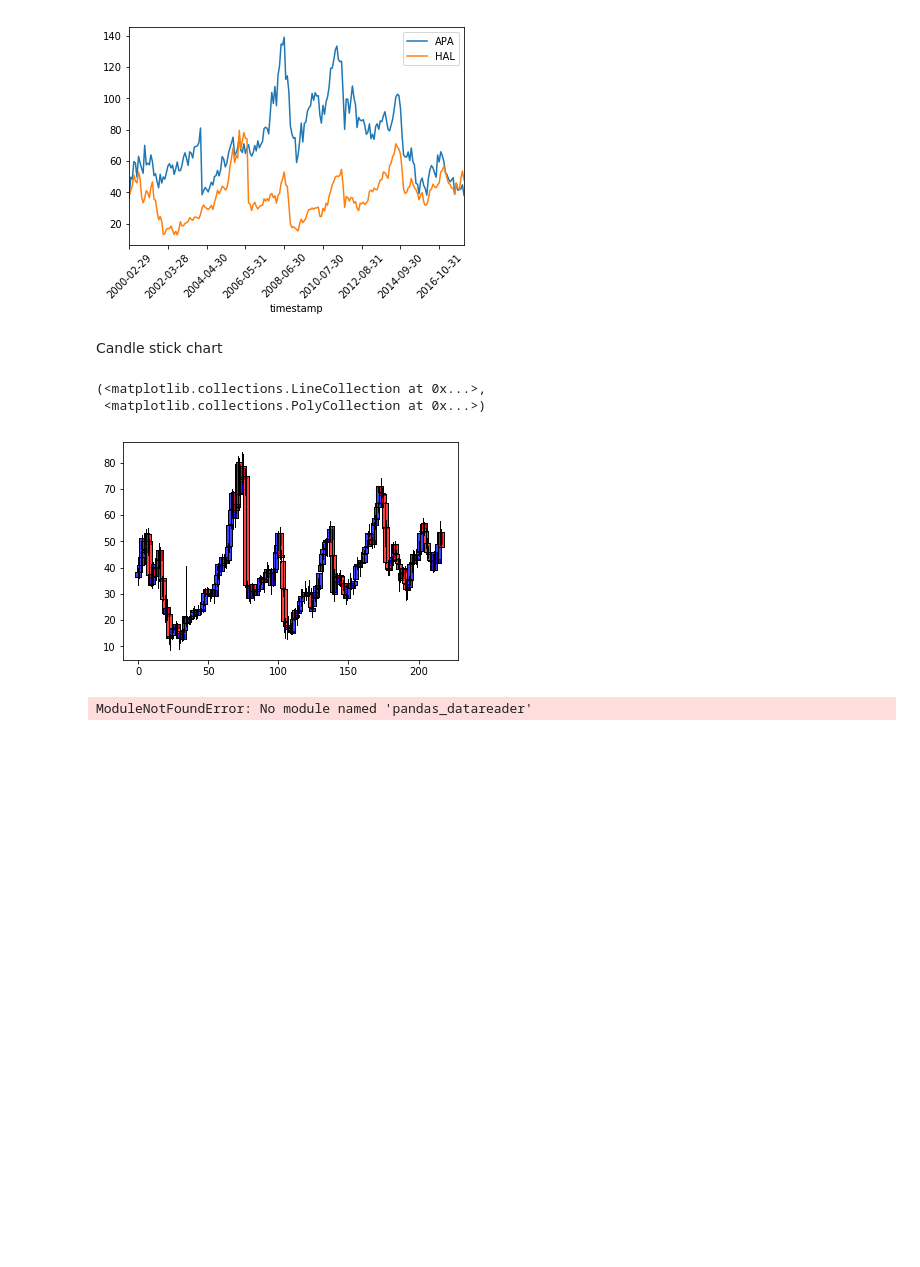
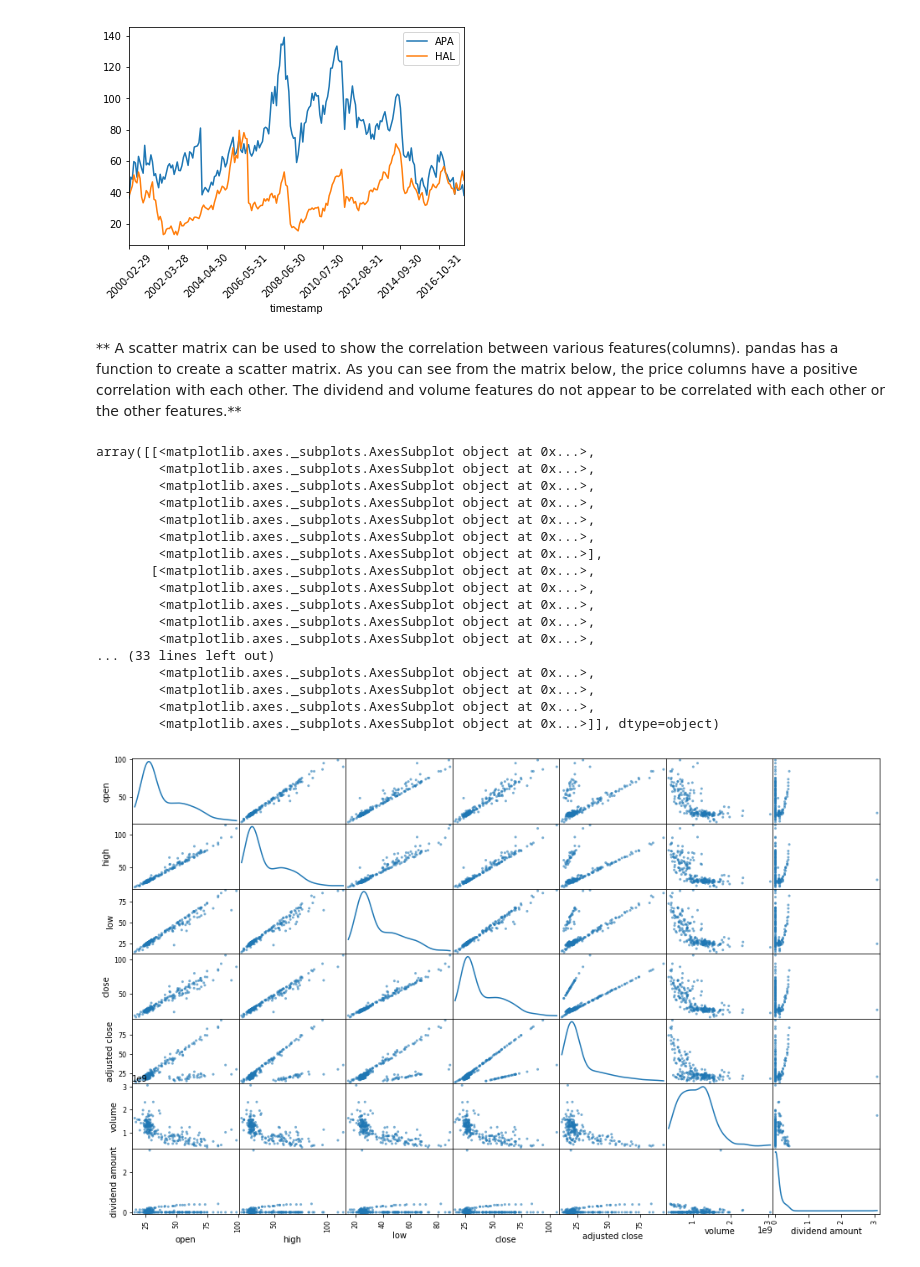
Before and after one commit to soft-eng-practicum/MLStocks, a Jupyter notebook: Section_6/Section_6.ipynb, the cells around one changed output. Drawn from its saved outputs; the diff is of its cells as text; code cells hidden in the pictures; blank space fills up the shorter version.

```diff
--- a/Section_6/Section_6.ipynb
+++ b/Section_6/Section_6.ipynb
@@ -115,28 +127,3 @@ two_stock.plot(rot = 45)
 # %% [output]
 <matplotlib.axes._subplots.AxesSubplot at 0x...>
 [figure]
-# %% [markdown]
-Candle stick chart
-# %%
-from matplotlib.finance import candlestick2_ohlc
-fig, ax = plt.subplots()
-candlestick2_ohlc(ax, halliburton['open'], halliburton['high'], halliburton['low'], halliburton['close'],
-                  width=4, colorup='b', colordown = 'r', alpha = .75)
-# %% [output]
-(<matplotlib.collections.LineCollection at 0x...>,
- <matplotlib.collections.PolyCollection at 0x...>)
-[figure, removed]
-# %%
-import pandas as pd
-from pandas_datareader import data, wb
-import datetime
-
-# We will look at stock prices over the past year, starting at January 1, 2016
-start = datetime.datetime(2016,1,1)
-end = datetime.date.today()
-
-# Let's get Apple stock data; Apple's ticker symbol is AAPL
-# First argument is the series we want, second is the source ("yahoo" for Yahoo! Finance), third is the start date, fourth is the end date
-apple = web.DataReader("AAPL", "yahoo", start, end)
-# %% [output]
-ModuleNotFoundError: No module named 'pandas_datareader'
@@ -227,0 +130,28 @@ def pandas_candlestick_ohlc(dat, stick = "day", otherseries = None):
+# %% [markdown]
+** A scatter matrix can be used to show the correlation between various features(columns). pandas has a function to create a scatter matrix. As you can see from the matrix below, the price columns have a positive correlation with each other. The dividend and volume features do not appear to be correlated with each other or the other features.**
+# %%
+# Importing the scatter matrix function from pandas.plotting
+from pandas.plotting import scatter_matrix
+
+# Creates the scatter matric using the stock data data frame. Alpha correlates to the size of the points.
+# Figsize is the size of the individual figures.
+scatter_matrix(stock_data, alpha = 0.6, figsize = (16,10), diagonal = 'kde')
+# %% [output]
+array([[<matplotlib.axes._subplots.AxesSubplot object at 0x...>,
+        <matplotlib.axes._subplots.AxesSubplot object at 0x...>,
+        <matplotlib.axes._subplots.AxesSubplot object at 0x...>,
+        <matplotlib.axes._subplots.AxesSubplot object at 0x...>,
+        <matplotlib.axes._subplots.AxesSubplot object at 0x...>,
+        <matplotlib.axes._subplots.AxesSubplot object at 0x...>,
+        <matplotlib.axes._subplots.AxesSubplot object at 0x...>],
+       [<matplotlib.axes._subplots.AxesSubplot object at 0x...>,
+        <matplotlib.axes._subplots.AxesSubplot object at 0x...>,
+        <matplotlib.axes._subplots.AxesSubplot object at 0x...>,
+        <matplotlib.axes._subplots.AxesSubplot object at 0x...>,
+        <matplotlib.axes._subplots.AxesSubplot object at 0x...>,
+... (33 lines left out)
+        <matplotlib.axes._subplots.AxesSubplot object at 0x...>,
+        <matplotlib.axes._subplots.AxesSubplot object at 0x...>,
+        <matplotlib.axes._subplots.AxesSubplot object at 0x...>,
+        <matplotlib.axes._subplots.AxesSubplot object at 0x...>]], dtype=object)
+[figure, added]
```
Also changed, not shown: parts of 15 cells of this notebook.
